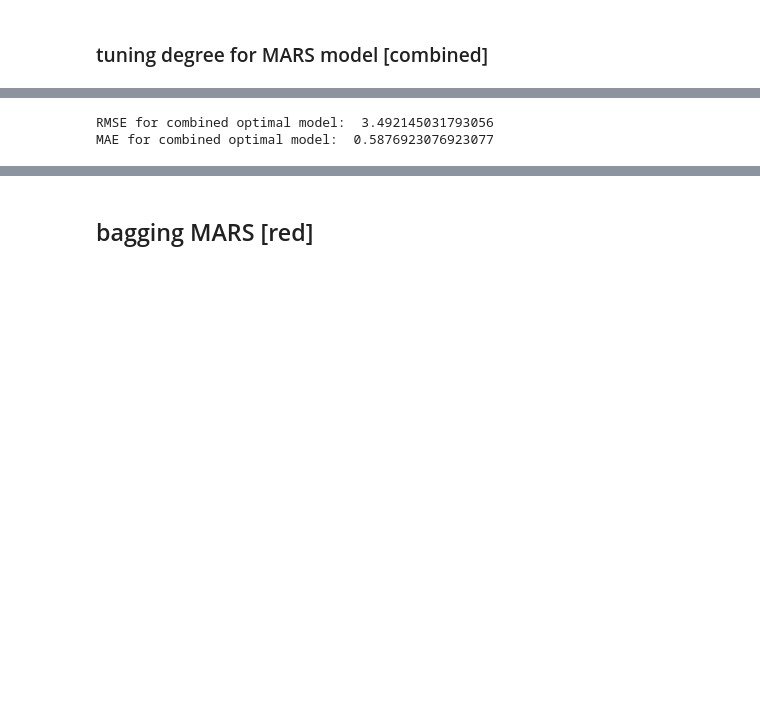
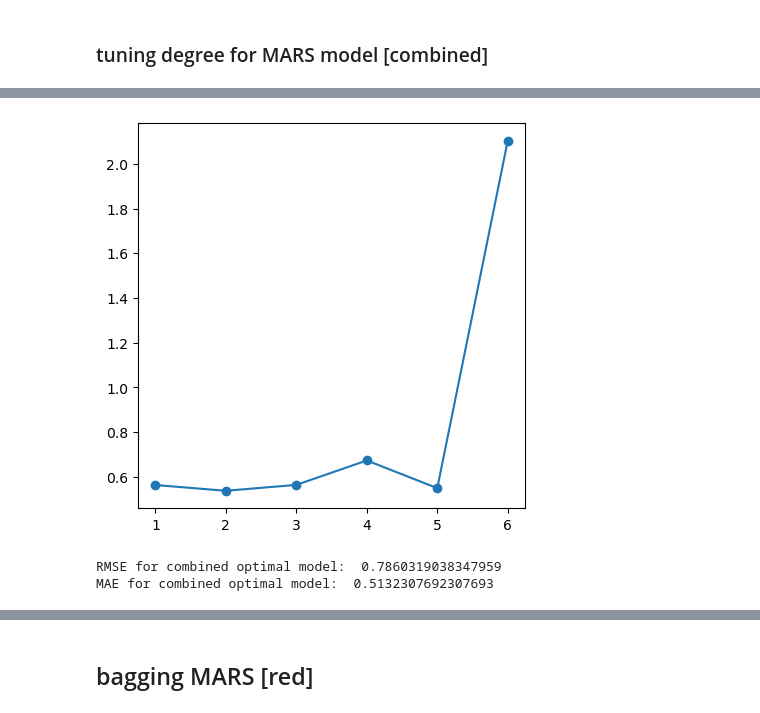
Before and after one commit to cndywu/TheYelpers2, a Jupyter notebook: Cindy.ipynb, the cells around one changed output, grey strips where cells are left out. Drawn from its saved outputs; the diff is of its cells as text; code cells hidden in the pictures; blank space fills up the shorter version.

```diff
--- a/Cindy.ipynb
+++ b/Cindy.ipynb
@@ -40,13 +20,0 @@ combined_test = pd.get_dummies(combined_test)
-# %%
-red_train_x = red_train.drop('quality', axis = 1)
-red_train_y = red_train['quality']
-red_test_x = red_test.drop('quality', axis = 1)
-red_test_y = red_test['quality']
-white_train_x = white_train.drop('quality', axis = 1)
-white_train_y = white_train['quality']
-white_test_x = white_test.drop('quality', axis = 1)
-white_test_y = white_test['quality']
-combined_train_x = combined_train.drop('quality', axis = 1)
-combined_train_y = combined_train['quality']
-combined_test_x = combined_test.drop('quality', axis = 1)
-combined_test_y = combined_test['quality']
@@ -242,13 +305,20 @@ mse_scores_c
+# %%
+plt.figure(figsize=(5,5))
+plt.scatter(degrees, mse_scores_c, zorder=1)
+plt.plot(degrees, mse_scores_c, zorder=2)
+plt.show()
+# %% [output]
+[figure, added]
 # %%
-optimal_combined = Earth(max_degree = 5)
+optimal_combined = Earth(max_degree = 2,max_terms=10)
 optimal_combined.fit(combined_train_x, combined_train_y)
 
-y_pred = np.round(optimal_combined.predict(combined_test_x))
-mse = mean_squared_error(combined_test_y, y_pred)
+y_pred_c = np.round(optimal_combined.predict(combined_test_x))
+mse = mean_squared_error(combined_test_y, y_pred_c)
 rmse = math.sqrt(mse)
 print('RMSE for combined optimal model: ', rmse)
-mae = mean_absolute_error(combined_test_y, y_pred)
+mae = mean_absolute_error(combined_test_y, y_pred_c)
 print('MAE for combined optimal model: ', mae)
 # %% [output]
-RMSE for combined optimal model:  3.492145031793056
-MAE for combined optimal model:  0.5876923076923077
+RMSE for combined optimal model:  0.7860319038347959
+MAE for combined optimal model:  0.5132307692307693
```
Also changed, not shown: parts of 23 cells of this notebook, 2 other files.
